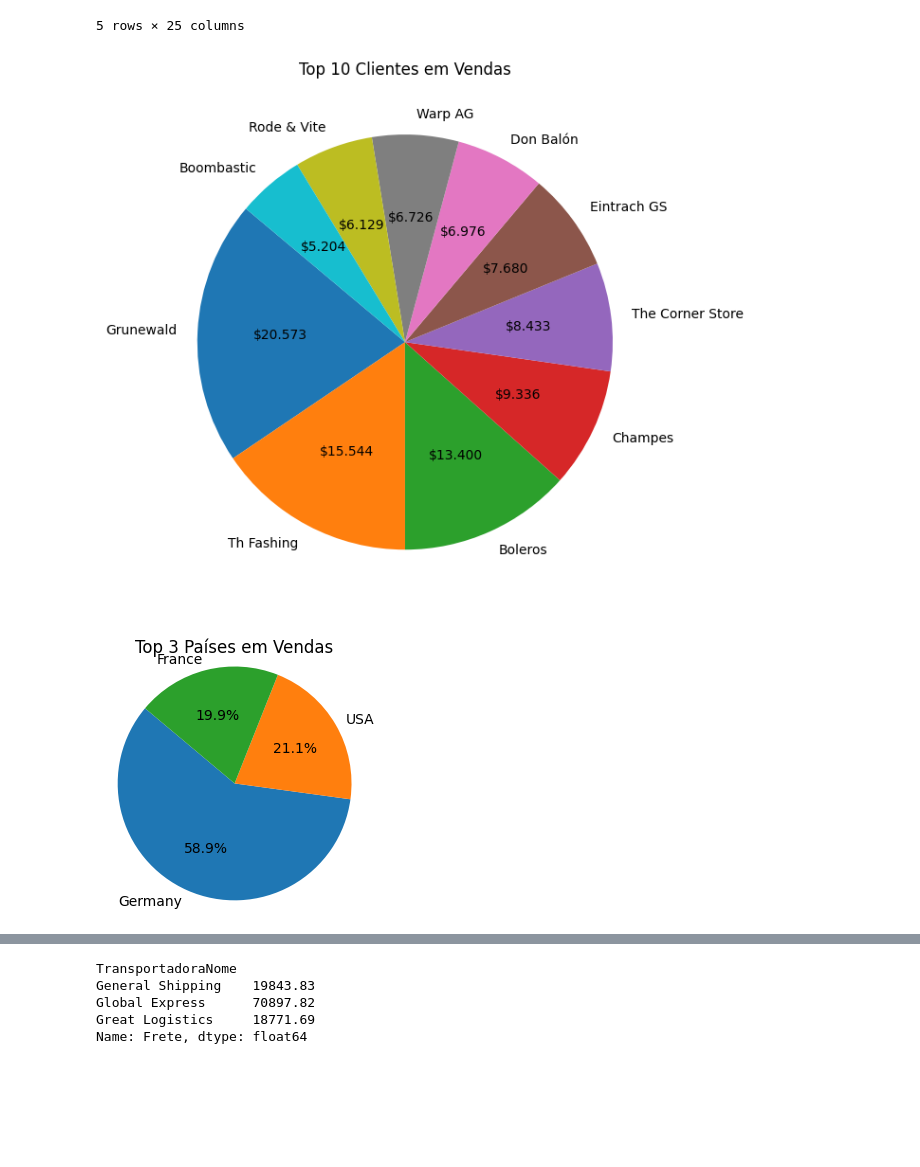
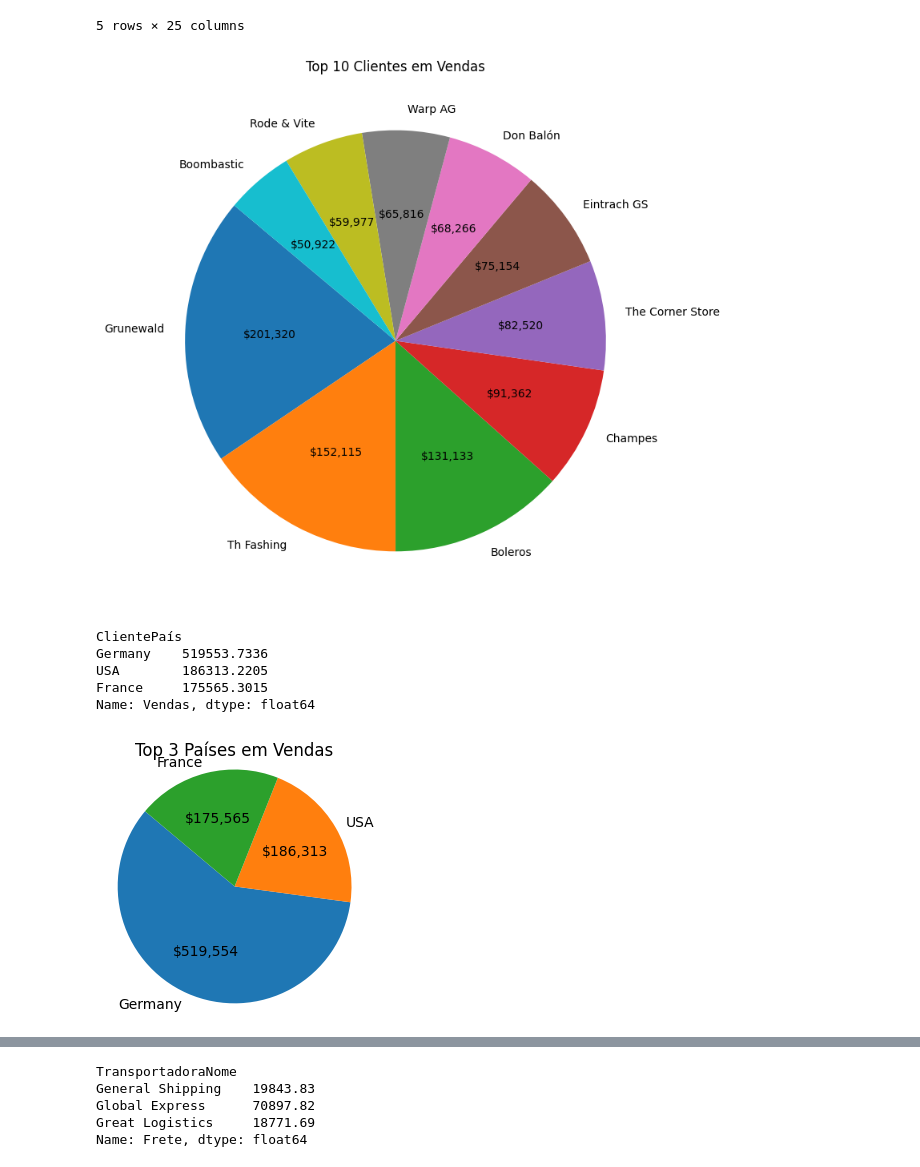
Before and after one commit to ronaldofillho/BI, a Jupyter notebook: Atividade1/Leitura.ipynb, the cells around one changed output, grey strips where cells are left out. Cells and saved outputs as stored; diff of their text form; code cells hidden in the pictures; blank space fills up the shorter version.

Commit message:
fix: graphics

```diff
--- a/Atividade1/Leitura.ipynb
+++ b/Atividade1/Leitura.ipynb
@@ -120,36 +120,55 @@ planilha_total.head()
 5 rows × 25 columns
 # %%
 #1. Quem são os meus 10 maiores clientes em termos de vendas?
+import numpy as np
+
+
 vendasCliente = planilha_total.groupby('ClienteNome')['Vendas'].sum()
 
 clientes = vendasCliente.sort_values(ascending=False).head(10)
+def absolute_value(val):
+    a = np.round(val/100.*clientes.sum(), 0)
+    return f'${a:,.0f}'
 
-plt.figure(figsize=(8,6))
+plt.figure(figsize=(8,8))
 
-plt.pie(clientes, labels=clientes.index, autopct='$%1.3f', startangle=140)
+plt.pie(clientes, labels=clientes.index, autopct=absolute_value, startangle=140)
 plt.title('Top 10 Clientes em Vendas')
 
 plt.tight_layout()
 plt.show()
 # %% [output]
-[figure, old version]
+[figure, new version]
 # %%
 #2. Quais os três maiores países, em termos de vendas ($)?
+
+import numpy as np
+
 
 vendasCliente = planilha_total.groupby('ClientePaís')['Vendas'].sum()
 
 clientes = vendasCliente.sort_values(ascending=False).head(3)
+print(clientes)
+#função que passa os valores de cada cliente para o grafico no lugar de autopct
+def absolute_value(val):
+    a = np.round(val/100.*clientes.sum(), 0)
+    return f'${a:,.0f}'
 
 plt.figure(figsize=(3,3))
 
-plt.pie(clientes, labels=clientes.index, autopct='%1.1f%%', startangle=140)
+plt.pie(clientes, labels=clientes.index, autopct=absolute_value, startangle=140)
 
 plt.axis('equal')
 plt.title('Top 3 Países em Vendas')
 plt.tight_layout()
 plt.show()
 # %% [output]
+ClientePaís
+Germany    519553.7336
+USA        186313.2205
+France     175565.3015
+Name: Vendas, dtype: float64
-[figure, old version]
+[figure, new version]
 # %%
 #3.Quais as categorias de produtos que geram maior faturamento (Vendas) no Brasil?
 
```
Also changed, not shown: parts of 6 cells of this notebook.
